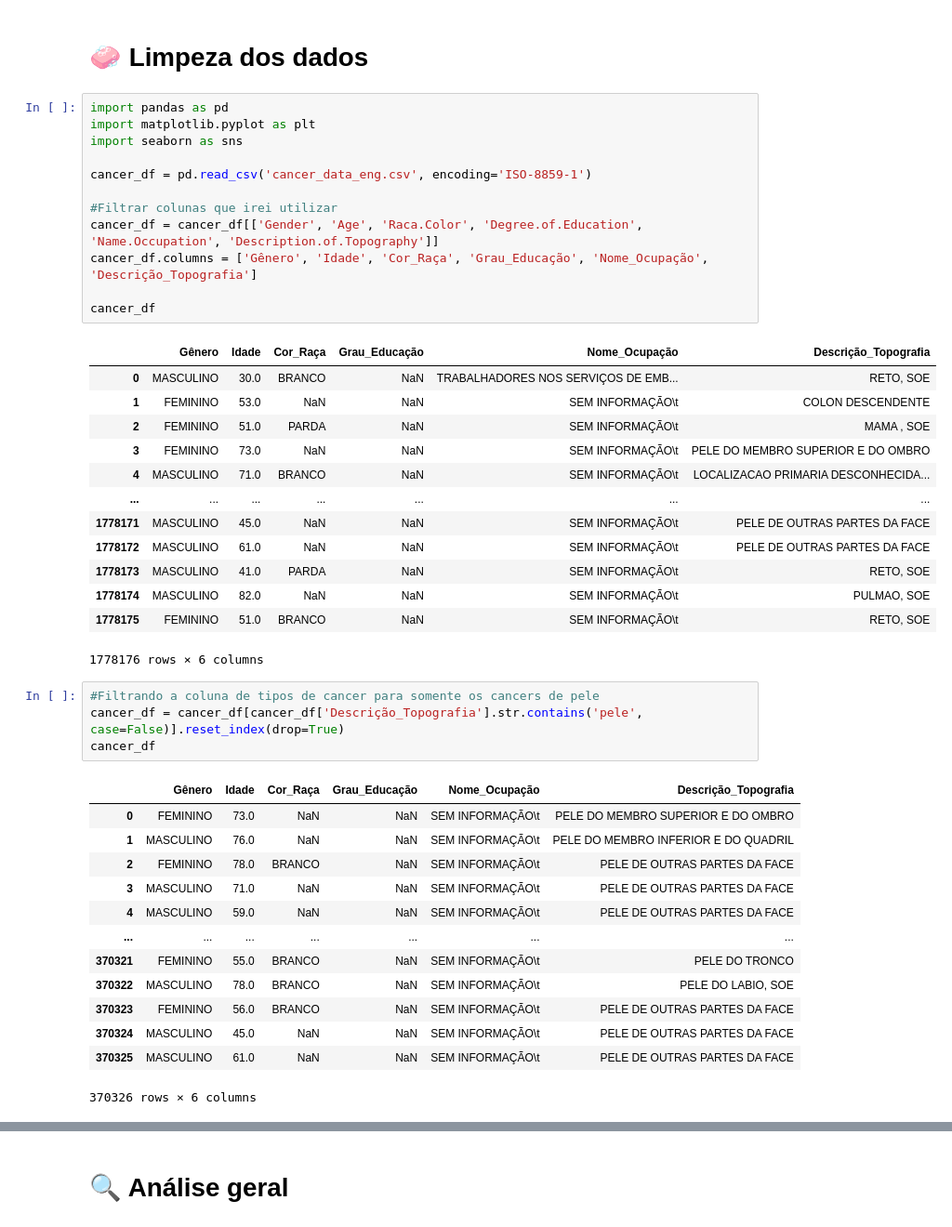
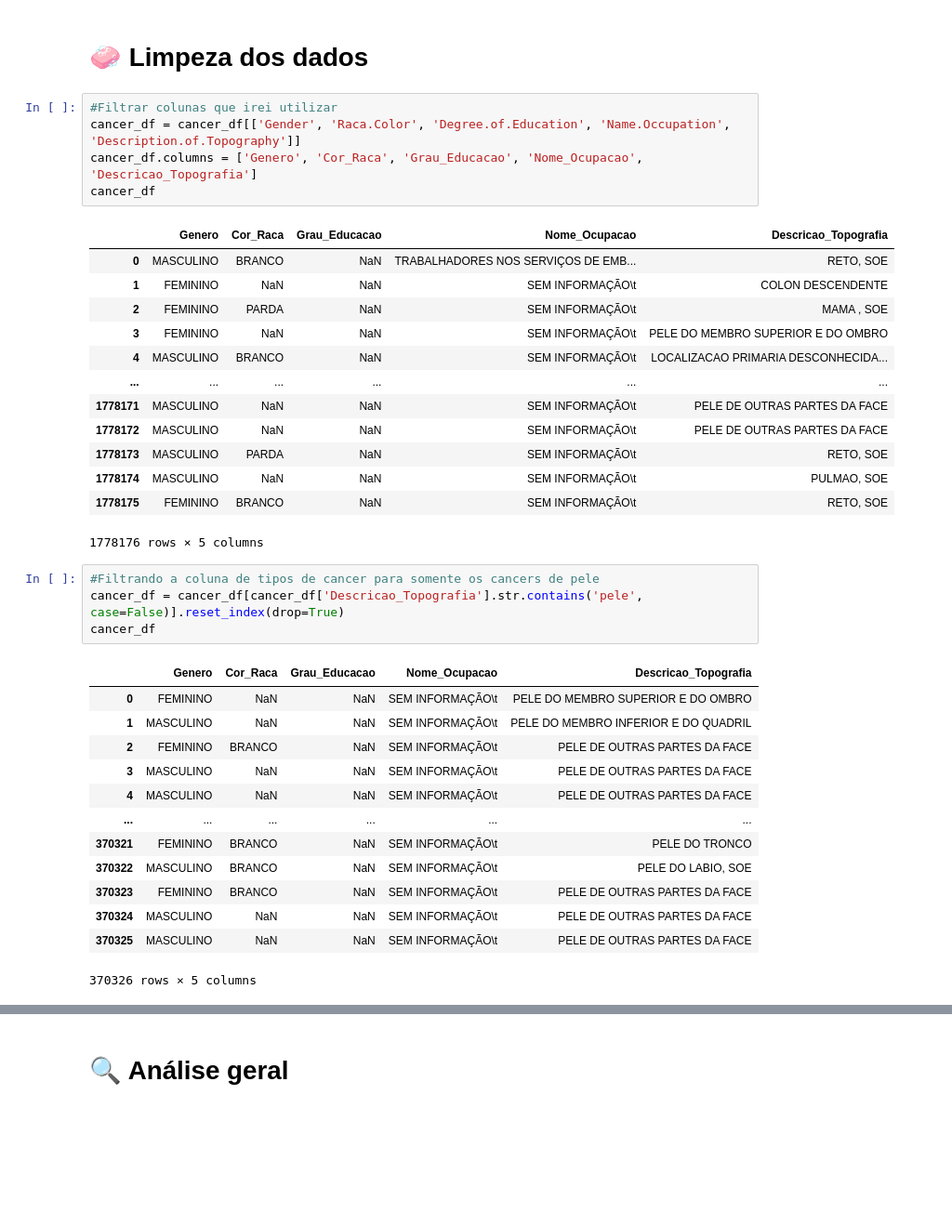
Before and after one commit to Gabyzera/ufpb_dv_cancer_de_pele, a Jupyter notebook: ufpb_ECVD2/src.ipynb, the cells around one changed output, grey strips where cells are left out. Shown: that part at 93% size. Saved outputs shown, nothing was run; the diff lists cells and outputs as text; blank space fills up the shorter version.

```diff
--- a/ufpb_ECVD2/src.ipynb
+++ b/ufpb_ECVD2/src.ipynb
@@ -1,47 +25,40 @@
 # %% [markdown]
 # 🧼 Limpeza dos dados
 # %%
-import pandas as pd
-import matplotlib.pyplot as plt
-import seaborn as sns
-
-cancer_df = pd.read_csv('cancer_data_eng.csv', encoding='ISO-8859-1')
-
 #Filtrar colunas que irei utilizar
-cancer_df = cancer_df[['Gender', 'Age', 'Raca.Color', 'Degree.of.Education', 'Name.Occupation', 'Description.of.Topography']]
-cancer_df.columns = ['Gênero', 'Idade', 'Cor_Raça', 'Grau_Educação', 'Nome_Ocupação', 'Descrição_Topografia']
-
+cancer_df = cancer_df[['Gender', 'Raca.Color', 'Degree.of.Education', 'Name.Occupation', 'Description.of.Topography']]
+cancer_df.columns = ['Genero', 'Cor_Raca', 'Grau_Educacao', 'Nome_Ocupacao', 'Descricao_Topografia']
 cancer_df
 # %% [output]
-|  | Gênero | Idade | Cor_Raça | Grau_Educação | Nome_Ocupação | Descrição_Topografia |
-| 0 | MASCULINO | 30.0 | BRANCO | NaN | TRABALHADORES NOS SERVIÇOS DE EMB... | RETO, SOE |
-| 1 | FEMININO | 53.0 | NaN | NaN | SEM INFORMAÇÃO\t | COLON DESCENDENTE |
-| 2 | FEMININO | 51.0 | PARDA | NaN | SEM INFORMAÇÃO\t | MAMA , SOE |
-| 3 | FEMININO | 73.0 | NaN | NaN | SEM INFORMAÇÃO\t | PELE DO MEMBRO SUPERIOR E DO OMBRO |
-| 4 | MASCULINO | 71.0 | BRANCO | NaN | SEM INFORMAÇÃO\t | LOCALIZACAO PRIMARIA DESCONHECIDA... |
-| ... | ... | ... | ... | ... | ... | ... |
-| 1778171 | MASCULINO | 45.0 | NaN | NaN | SEM INFORMAÇÃO\t | PELE DE OUTRAS PARTES DA FACE |
-| 1778172 | MASCULINO | 61.0 | NaN | NaN | SEM INFORMAÇÃO\t | PELE DE OUTRAS PARTES DA FACE |
-| 1778173 | MASCULINO | 41.0 | PARDA | NaN | SEM INFORMAÇÃO\t | RETO, SOE |
-| 1778174 | MASCULINO | 82.0 | NaN | NaN | SEM INFORMAÇÃO\t | PULMAO, SOE |
-| 1778175 | FEMININO | 51.0 | BRANCO | NaN | SEM INFORMAÇÃO\t | RETO, SOE |
+|  | Genero | Cor_Raca | Grau_Educacao | Nome_Ocupacao | Descricao_Topografia |
+| 0 | MASCULINO | BRANCO | NaN | TRABALHADORES NOS SERVIÇOS DE EMB... | RETO, SOE |
+| 1 | FEMININO | NaN | NaN | SEM INFORMAÇÃO\t | COLON DESCENDENTE |
+| 2 | FEMININO | PARDA | NaN | SEM INFORMAÇÃO\t | MAMA , SOE |
+| 3 | FEMININO | NaN | NaN | SEM INFORMAÇÃO\t | PELE DO MEMBRO SUPERIOR E DO OMBRO |
+| 4 | MASCULINO | BRANCO | NaN | SEM INFORMAÇÃO\t | LOCALIZACAO PRIMARIA DESCONHECIDA... |
+| ... | ... | ... | ... | ... | ... |
+| 1778171 | MASCULINO | NaN | NaN | SEM INFORMAÇÃO\t | PELE DE OUTRAS PARTES DA FACE |
+| 1778172 | MASCULINO | NaN | NaN | SEM INFORMAÇÃO\t | PELE DE OUTRAS PARTES DA FACE |
+| 1778173 | MASCULINO | PARDA | NaN | SEM INFORMAÇÃO\t | RETO, SOE |
+| 1778174 | MASCULINO | NaN | NaN | SEM INFORMAÇÃO\t | PULMAO, SOE |
+| 1778175 | FEMININO | BRANCO | NaN | SEM INFORMAÇÃO\t | RETO, SOE |
-1778176 rows × 6 columns
+1778176 rows × 5 columns
 # %%
 #Filtrando a coluna de tipos de cancer para somente os cancers de pele
-cancer_df = cancer_df[cancer_df['Descrição_Topografia'].str.contains('pele', case=False)].reset_index(drop=True)
+cancer_df = cancer_df[cancer_df['Descricao_Topografia'].str.contains('pele', case=False)].reset_index(drop=True)
 cancer_df
 # %% [output]
-|  | Gênero | Idade | Cor_Raça | Grau_Educação | Nome_Ocupação | Descrição_Topografia |
-| 0 | FEMININO | 73.0 | NaN | NaN | SEM INFORMAÇÃO\t | PELE DO MEMBRO SUPERIOR E DO OMBRO |
-| 1 | MASCULINO | 76.0 | NaN | NaN | SEM INFORMAÇÃO\t | PELE DO MEMBRO INFERIOR E DO QUADRIL |
-| 2 | FEMININO | 78.0 | BRANCO | NaN | SEM INFORMAÇÃO\t | PELE DE OUTRAS PARTES DA FACE |
-| 3 | MASCULINO | 71.0 | NaN | NaN | SEM INFORMAÇÃO\t | PELE DE OUTRAS PARTES DA FACE |
-| 4 | MASCULINO | 59.0 | NaN | NaN | SEM INFORMAÇÃO\t | PELE DE OUTRAS PARTES DA FACE |
-| ... | ... | ... | ... | ... | ... | ... |
-| 370321 | FEMININO | 55.0 | BRANCO | NaN | SEM INFORMAÇÃO\t | PELE DO TRONCO |
-| 370322 | MASCULINO | 78.0 | BRANCO | NaN | SEM INFORMAÇÃO\t | PELE DO LABIO, SOE |
-| 370323 | FEMININO | 56.0 | BRANCO | NaN | SEM INFORMAÇÃO\t | PELE DE OUTRAS PARTES DA FACE |
-| 370324 | MASCULINO | 45.0 | NaN | NaN | SEM INFORMAÇÃO\t | PELE DE OUTRAS PARTES DA FACE |
-| 370325 | MASCULINO | 61.0 | NaN | NaN | SEM INFORMAÇÃO\t | PELE DE OUTRAS PARTES DA FACE |
+|  | Genero | Cor_Raca | Grau_Educacao | Nome_Ocupacao | Descricao_Topografia |
+| 0 | FEMININO | NaN | NaN | SEM INFORMAÇÃO\t | PELE DO MEMBRO SUPERIOR E DO OMBRO |
+| 1 | MASCULINO | NaN | NaN | SEM INFORMAÇÃO\t | PELE DO MEMBRO INFERIOR E DO QUADRIL |
+| 2 | FEMININO | BRANCO | NaN | SEM INFORMAÇÃO\t | PELE DE OUTRAS PARTES DA FACE |
+| 3 | MASCULINO | NaN | NaN | SEM INFORMAÇÃO\t | PELE DE OUTRAS PARTES DA FACE |
+| 4 | MASCULINO | NaN | NaN | SEM INFORMAÇÃO\t | PELE DE OUTRAS PARTES DA FACE |
+| ... | ... | ... | ... | ... | ... |
+| 370321 | FEMININO | BRANCO | NaN | SEM INFORMAÇÃO\t | PELE DO TRONCO |
+| 370322 | MASCULINO | BRANCO | NaN | SEM INFORMAÇÃO\t | PELE DO LABIO, SOE |
+| 370323 | FEMININO | BRANCO | NaN | SEM INFORMAÇÃO\t | PELE DE OUTRAS PARTES DA FACE |
+| 370324 | MASCULINO | NaN | NaN | SEM INFORMAÇÃO\t | PELE DE OUTRAS PARTES DA FACE |
+| 370325 | MASCULINO | NaN | NaN | SEM INFORMAÇÃO\t | PELE DE OUTRAS PARTES DA FACE |
-370326 rows × 6 columns
+370326 rows × 5 columns
 # %%
```
Also changed, not shown: parts of 18 cells of this notebook, 1 other file.
